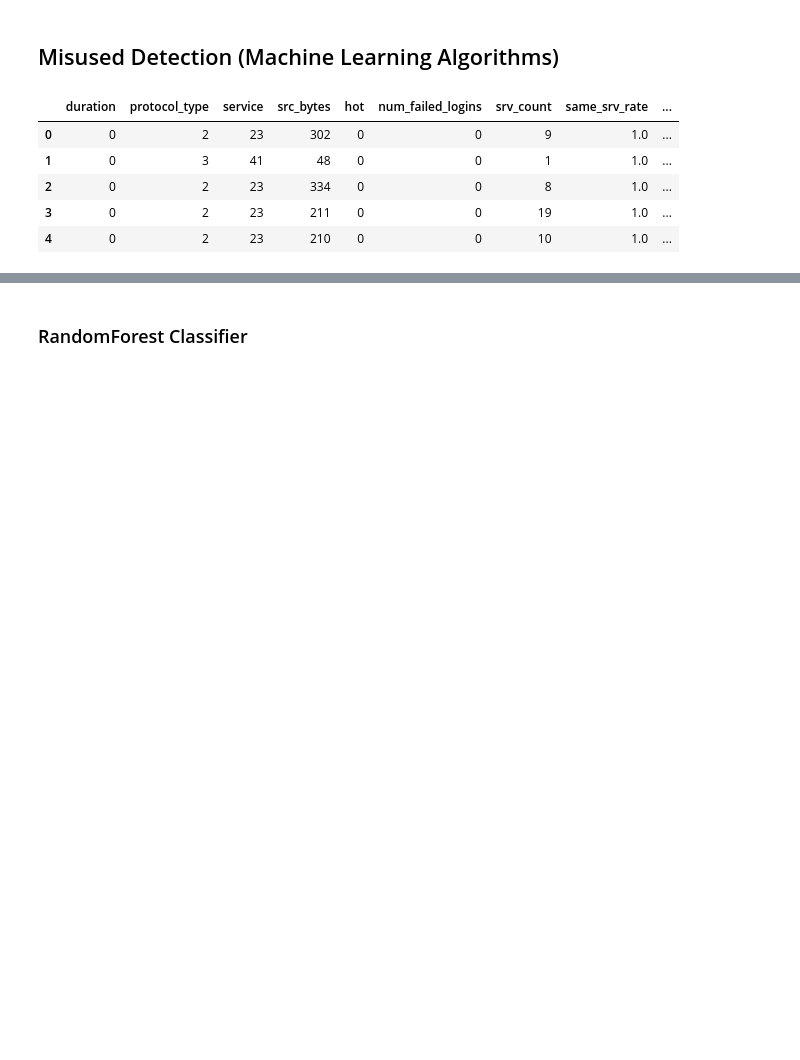
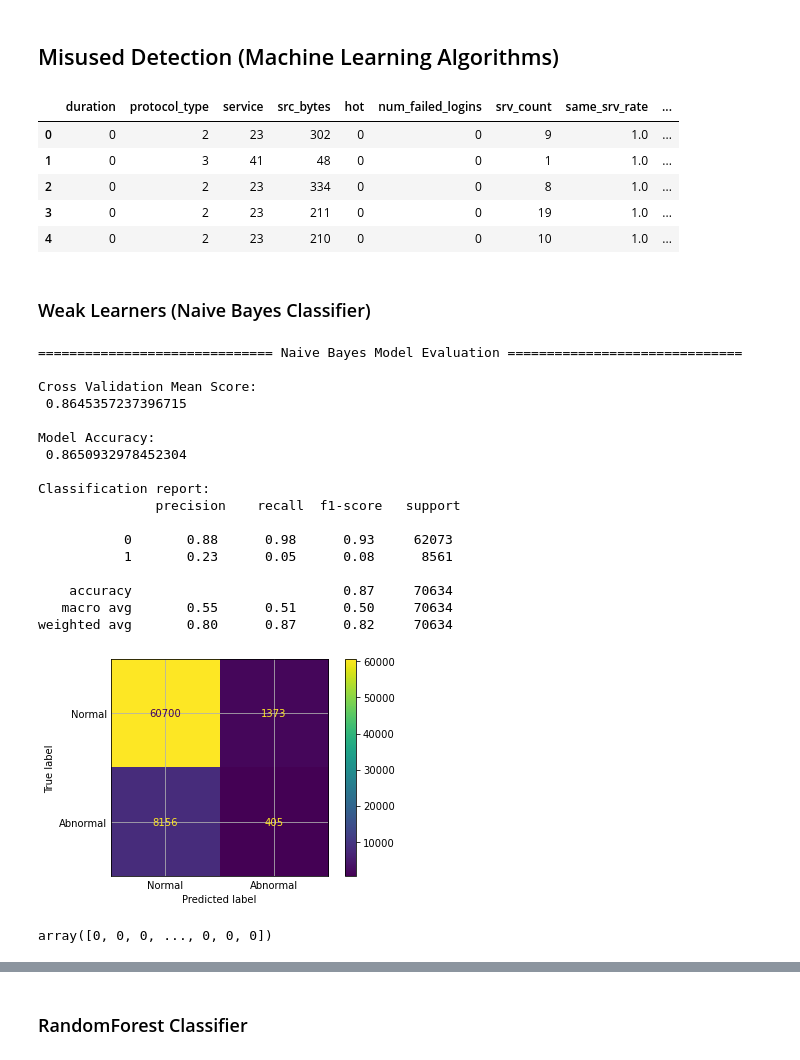
Before and after one commit to g7an/Security-Analytics-Final-Project, a Jupyter notebook: ML.ipynb, the cells around one changed output, grey strips where cells are left out. Saved outputs shown, nothing was run; the diff lists cells and outputs as text; code cells hidden in the pictures; blank space fills up the shorter version.

Commit message:
Updated with two weak learners

```diff
--- a/ML.ipynb
+++ b/ML.ipynb
@@ -307,3 +305,28 @@ def plot_kfold_roc_curve(classifier,X,y,title):
     )
     ax.legend(loc="lower right")
     plt.show()
+# %% [markdown]
+### Weak Learners (Naive Bayes Classifier)
+# %%
+from sklearn.naive_bayes import GaussianNB
+train_classifier(("Naive Bayes", GaussianNB()), X_train, y_train, X_test, y_test)
+# %% [output]
+============================== Naive Bayes Model Evaluation ==============================
+
+Cross Validation Mean Score:
+ 0.8645357237396715
+
+Model Accuracy:
+ 0.8650932978452304
+
+Classification report:
+               precision    recall  f1-score   support
+
+           0       0.88      0.98      0.93     62073
+           1       0.23      0.05      0.08      8561
+
+    accuracy                           0.87     70634
+   macro avg       0.55      0.51      0.50     70634
+weighted avg       0.80      0.87      0.82     70634
+[figure, added]
+array([0, 0, 0, ..., 0, 0, 0])
```
Also changed, not shown: parts of 7 cells of this notebook.
